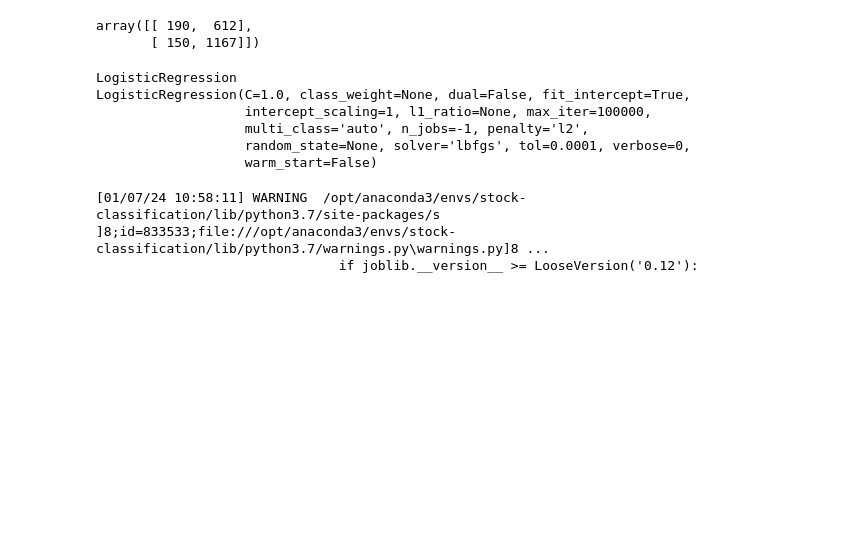
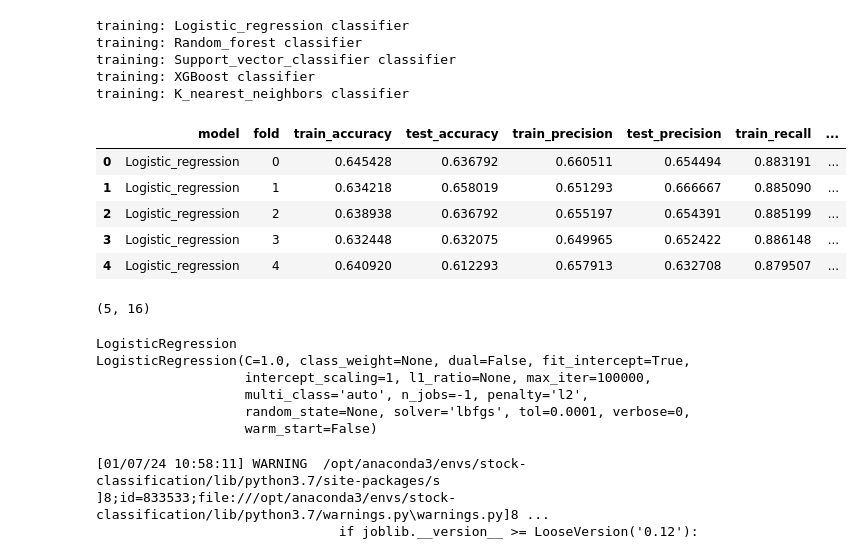
Before and after one commit to AlexDeshowitz/stock-classification-new, a Jupyter notebook: notebooks/Notebook_Machine-learning.ipynb, the cells around one changed output. Cells and saved outputs as stored; diff of their text form; code cells hidden in the pictures; blank space fills up the shorter version.

```diff
--- a/notebooks/Notebook_Machine-learning.ipynb
+++ b/notebooks/Notebook_Machine-learning.ipynb
@@ -281,18 +300,3 @@ accuracy = clf.score(X = X_train, y = y_train)
 precision = precision_score(y_true = y_train, y_pred = y_pred)
 recall = recall_score(y_true = y_train, y_pred = y_pred)
 conf_matrix = confusion_matrix(y_pred = y_pred, y_true = y_train)
-# %%
-recall_2 = conf_matrix[1,1] / (conf_matrix[1,1] + conf_matrix[1,0])
-
-def recall_score(confusion_matrix: np.array) -> np.int64 :
-
-    recall_value = confusion_matrix[1,1] / (confusion_matrix[1,1] + confusion_matrix[1,0])
-
-    return recall_value
-
-
-def precision_score(confusion_matrix: np.array) -> np.int64 :
-
-    precision_value = confusion_matrix[1,1] / (confusion_matrix[1,1] + confusion_matrix[0,1])
-
-    return precision_value
@@ -315,5 +303,9 @@ conf_matrix[1,1] / (conf_matrix[0,1] + conf_matrix[1,1])
-# %%
-conf_matrix
-# %% [output]
-array([[ 190,  612],
-       [ 150, 1167]])
+# %%
+classifiers = { 'Logistic_regression' : LogisticRegression(penalty = 'l2', max_iter= 100000, random_state = 1187, C = 1.0, n_jobs = -1),
+                'Random_forest' : RandomForestClassifier(n_estimators= 200, criterion= 'gini', min_samples_split = 2, max_features = 'sqrt', n_jobs = -1, random_state= 1187),
+                'Support_vector_classifier' : SVC(random_state= 1187),
+                'XGBoost' :  XGBClassifier(use_label_encoder=False, eval_metric='logloss', n_jobs = -1),
+                'K_nearest_neighbors' : KNeighborsClassifier()
+
+
+                }
@@ -320,3 +551,24 @@ array([[ 190,  612],
+# %%
+output = train_models(X_train = X_train, X_test = X_test, y_train = y_train, y_test= y_test, parameters = parameters)
+# %% [output]
+training: Logistic_regression classifier
+training: Random_forest classifier
+training: Support_vector_classifier classifier
+training: XGBoost classifier
+training: K_nearest_neighbors classifier
+# %%
+output
+# %% [output]
+|  | model | fold | train_accuracy | test_accuracy | train_precision | test_precision | train_recall | ... |
+| 0 | Logistic_regression | 0 | 0.645428 | 0.636792 | 0.660511 | 0.654494 | 0.883191 | ... |
+| 1 | Logistic_regression | 1 | 0.634218 | 0.658019 | 0.651293 | 0.666667 | 0.885090 | ... |
+| 2 | Logistic_regression | 2 | 0.638938 | 0.636792 | 0.655197 | 0.654391 | 0.885199 | ... |
+| 3 | Logistic_regression | 3 | 0.632448 | 0.632075 | 0.649965 | 0.652422 | 0.886148 | ... |
+| 4 | Logistic_regression | 4 | 0.640920 | 0.612293 | 0.657913 | 0.632708 | 0.879507 | ... |
+# %%
+output.shape
+# %% [output]
+(5, 16)
 # %%
 ##################################### - Function development HERE
 # %%
```
Also changed, not shown: parts of 7 cells of this notebook, 1 other file.
